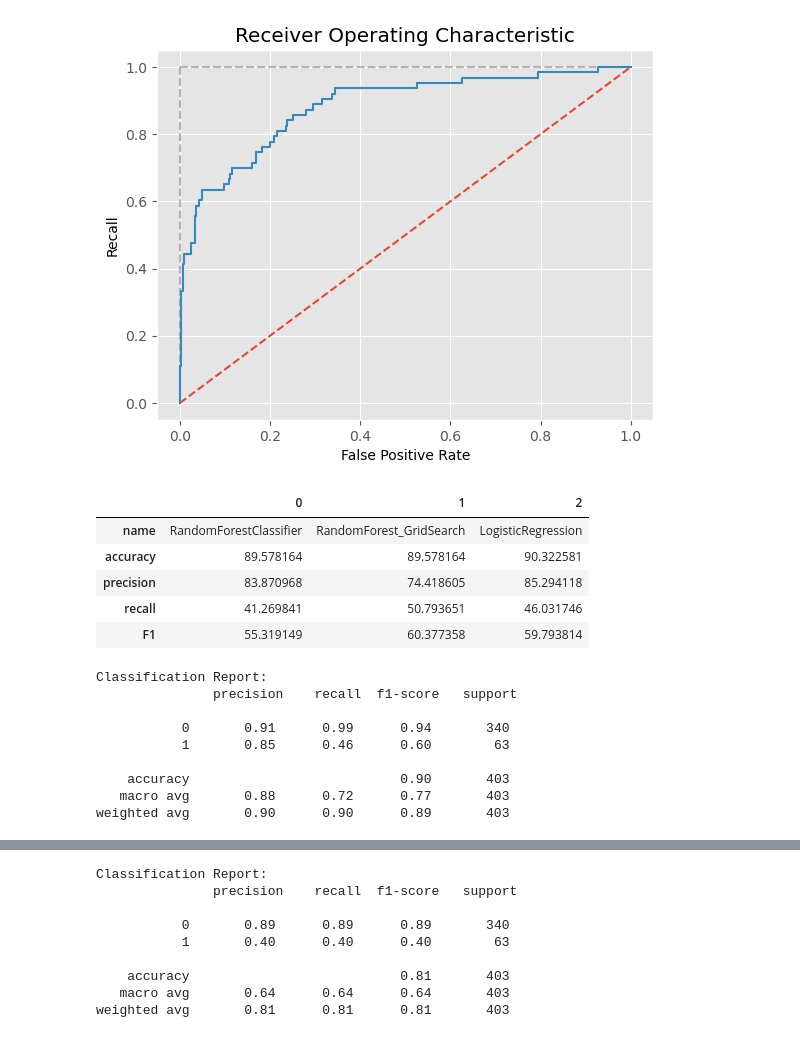
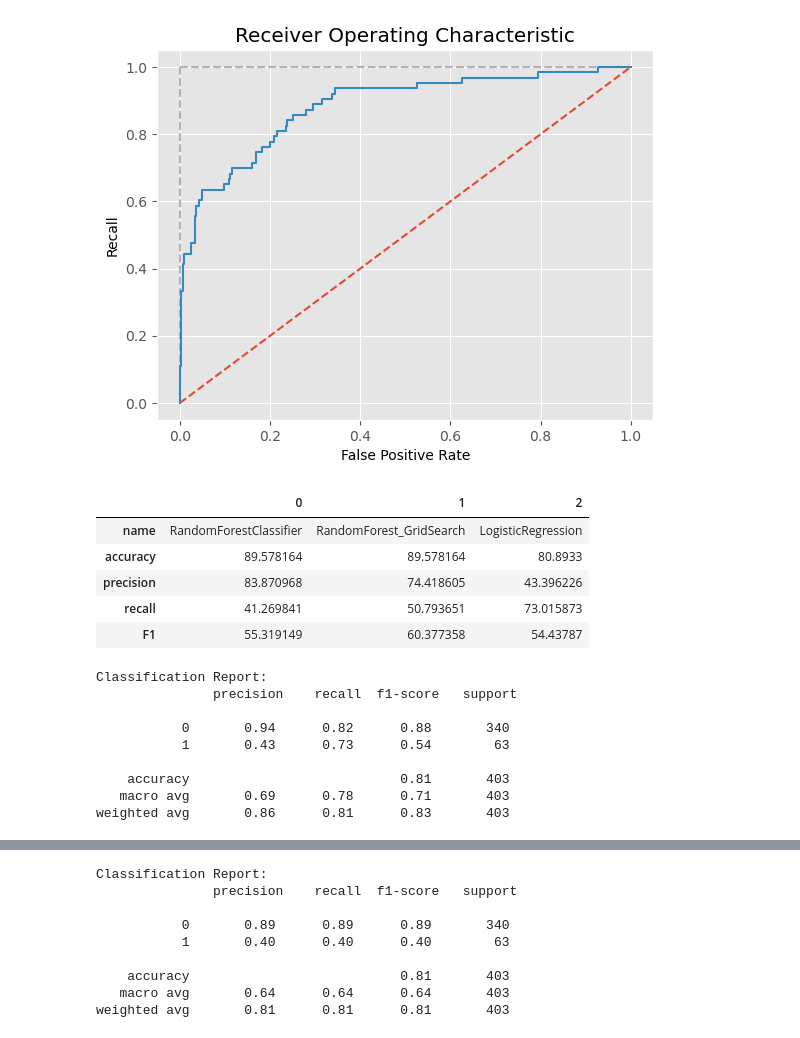
Before and after one commit to Kopy91/seer_breast_cancer, a Jupyter notebook: seer_breast_cancer_SVM.ipynb, the cells around one changed output, grey strips where cells are left out. Cells and saved outputs as stored; diff of their text form; code cells hidden in the pictures.

```diff
--- a/seer_breast_cancer_SVM.ipynb
+++ b/seer_breast_cancer_SVM.ipynb
@@ -103,3 +103,16 @@ pipeline_rf = Pipeline([('preprocessing', ColumnTransformer([
                     ('encoder', OneHotEncoder(sparse=False,handle_unknown='ignore'), cols_cat_nom)], remainder='passthrough')),
                     ('scaler', StandardScaler()),
                     ('classifier', RandomForestClassifier(class_weight="balanced", random_state=0))])
+# %%
+from sklearn.pipeline import Pipeline
+from sklearn.preprocessing import OrdinalEncoder
+
+pipeline_rf2 = Pipeline([('preprocessing', ColumnTransformer([
+                    ('encoder', OneHotEncoder(sparse=False,handle_unknown='ignore'), cols_cat_nom),
+                    ('ord_transformer', OrdinalEncoder(), cols_cat_ord)
+                    ], remainder='passthrough')),
+                    ('scaler', StandardScaler()),
+                    ('classifier', RandomForestClassifier(class_weight="balanced", random_state=0))])
+pipeline_rf.fit(features_train, target_train)
+target_test_pred = pipeline_rf2.predict(features_test)
+target_test_pred
@@ -373,38 +279,38 @@ ax.set_ylabel("Recall");
 # %%
 # Logistic Regression
 
 # create Pipeline
 pipeline_log = Pipeline([('preprocessing', ColumnTransformer([
                     ('encoder', OneHotEncoder(sparse=False,handle_unknown='ignore'), cols_cat_nom)], remainder='passthrough')),
                     ('scaler', StandardScaler()),
-                    ('classifier', LogisticRegression(max_iter=1000))])
+                    ('classifier', LogisticRegression(class_weight='balanced', max_iter=1000))])
 
 # fit pipeline on cleaned training set
 pipeline_log.fit(features_train_rel, target_train_rel)
 
 # predict and evaluate on test set
 
 #predict
 target_test_pred_log = pipeline_log.predict(features_test_rel)
 
 #save
 scores = {'name': "LogisticRegression",
           'accuracy': accuracy_score(target_test_rel, target_test_pred_log) * 100,
           'precision': precision_score(target_test_rel, target_test_pred_log) * 100,
           'recall': recall_score(target_test_rel, target_test_pred_log) * 100,
           'F1': f1_score(target_test_rel, target_test_pred_log) * 100,
              }
 model_results.append(scores)
 
 #show results
 pd.DataFrame(model_results).T
 # %% [output]
 |  | 0 | 1 | 2 |
 | name | RandomForestClassifier | RandomForest_GridSearch | LogisticRegression |
-| accuracy | 89.578164 | 89.578164 | 90.322581 |
-| precision | 83.870968 | 74.418605 | 85.294118 |
-| recall | 41.269841 | 50.793651 | 46.031746 |
-| F1 | 55.319149 | 60.377358 | 59.793814 |
+| accuracy | 89.578164 | 89.578164 | 80.8933 |
+| precision | 83.870968 | 74.418605 | 43.396226 |
+| recall | 41.269841 | 50.793651 | 73.015873 |
+| F1 | 55.319149 | 60.377358 | 54.43787 |
 # %%
 # report
 report = classification_report(target_test_rel, target_test_pred_log)
@@ -413,12 +319,12 @@ print("Classification Report:\n", report)
 Classification Report:
                precision    recall  f1-score   support
 
-           0       0.91      0.99      0.94       340
-           1       0.85      0.46      0.60        63
+           0       0.94      0.82      0.88       340
+           1       0.43      0.73      0.54        63
 
-    accuracy                           0.90       403
-   macro avg       0.88      0.72      0.77       403
-weighted avg       0.90      0.90      0.89       403
+    accuracy                           0.81       403
+   macro avg       0.69      0.78      0.71       403
+weighted avg       0.86      0.81      0.83       403
 # %%
 # Run GridSearch with LogisticRegression
 
```
Also changed, not shown: parts of 12 cells of this notebook.
